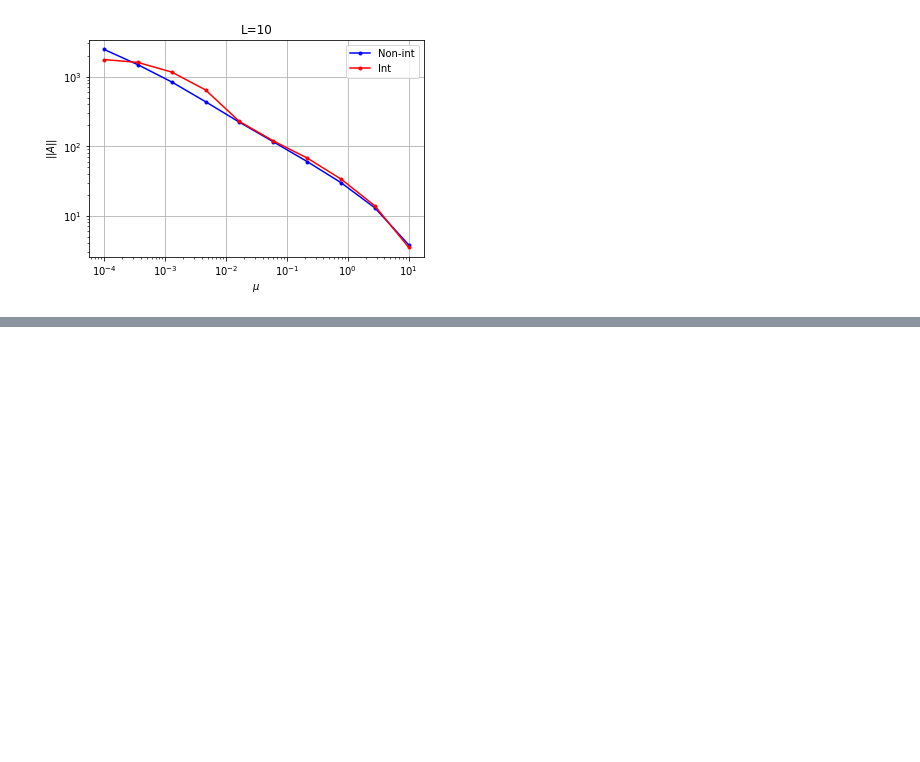
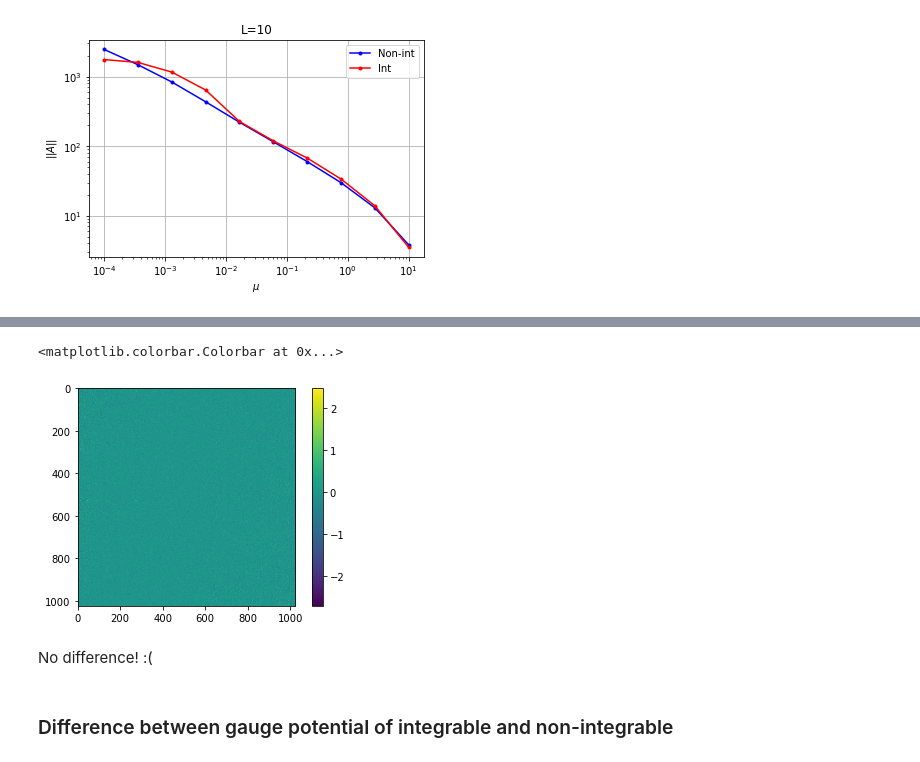
Before and after one commit to alexandreday/counterdiabatic-driving, a Jupyter notebook: zero_denom/norm_guage_potential.ipynb, the cells around one changed output, grey strips where cells are left out. Saved outputs shown, nothing was run; the diff lists cells and outputs as text; code cells hidden in the pictures; blank space fills up the shorter version.

```diff
--- a/zero_denom/norm_guage_potential.ipynb
+++ b/zero_denom/norm_guage_potential.ipynb
@@ -355,0 +492,27 @@ plt.legend()
+# %%
+H=Ham_nonint(10)
+E,V= H.eigh()
+op_lamb= del_lambda_Ham(L)
+num_lamb = np.dot(V,np.dot(op_lamb.toarray(),np.conj(V)))
+# %%
+x=num_lamb
+x_r=np.real(x)
+x_im=np.imag(x)
+
+
+#plt.subplot(1, 2, 1)
+plt.imshow(x_r)
+plt.colorbar()
+
+#plt.subplot(1, 2, 2)
+#plt.imshow(x_im)
+#plt.colorbar()
+
+#plt.tight_layout()
+# %% [output]
+<matplotlib.colorbar.Colorbar at 0x...>
+[figure, added]
+# %% [markdown]
+No difference! :(
+# %% [markdown]
+### Difference between gauge potential of integrable and non-integrable
```
Also changed, not shown: parts of 27 cells of this notebook, 5 other files.
